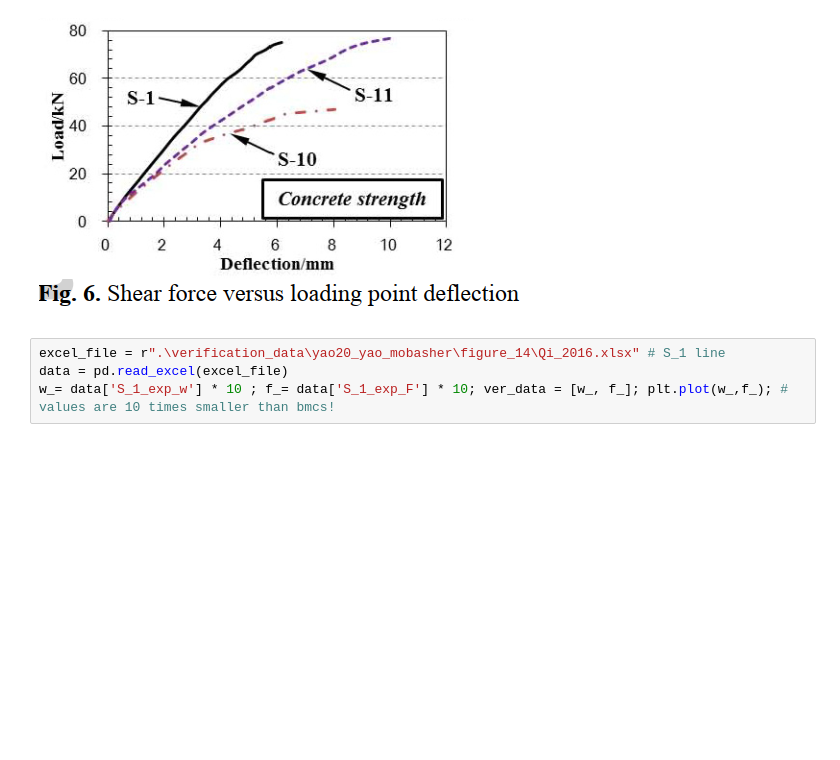
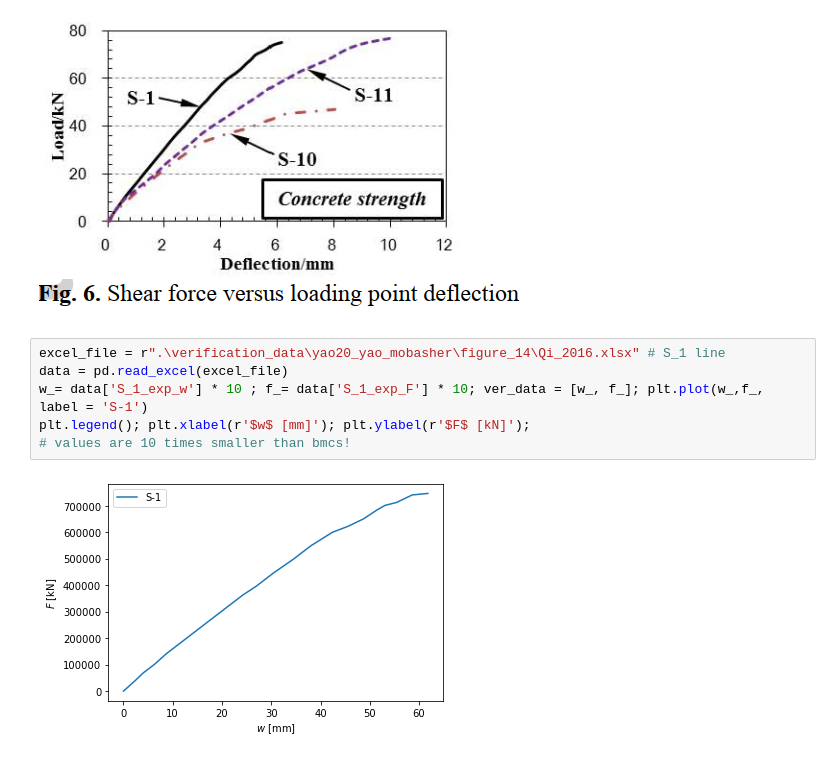
Before and after one commit to bmcs-group/bmcs_beam, a Jupyter notebook: bmcs_beam/bending/deflection_profile_verification.ipynb, the cells around one changed output. Drawn from its saved outputs; the diff is of its cells as text; blank space fills up the shorter version.

```diff
--- a/bmcs_beam/bending/deflection_profile_verification.ipynb
+++ b/bmcs_beam/bending/deflection_profile_verification.ipynb
@@ -120,7 +120,11 @@ def map_and_assign_params_for_t_section(
 # %%
 excel_file = r".\verification_data\yao20_yao_mobasher\figure_14\Qi_2016.xlsx" # S_1 line
 data = pd.read_excel(excel_file)
-w_= data['S_1_exp_w'] * 10 ; f_= data['S_1_exp_F'] * 10; ver_data = [w_, f_]; plt.plot(w_,f_); # values are 10 times smaller than bmcs!
+w_= data['S_1_exp_w'] * 10 ; f_= data['S_1_exp_F'] * 10; ver_data = [w_, f_]; plt.plot(w_,f_, label = 'S-1')
+plt.legend(); plt.xlabel(r'$w$ [mm]'); plt.ylabel(r'$F$ [kN]');
+# values are 10 times smaller than bmcs!
+# %% [output]
+[figure, added]
 # %%
 mc = MKappa(n_m=100, n_kappa = 100)
 mc.kappa_slider = 0.00001
```
Also changed, not shown: parts of 5 cells of this notebook.
